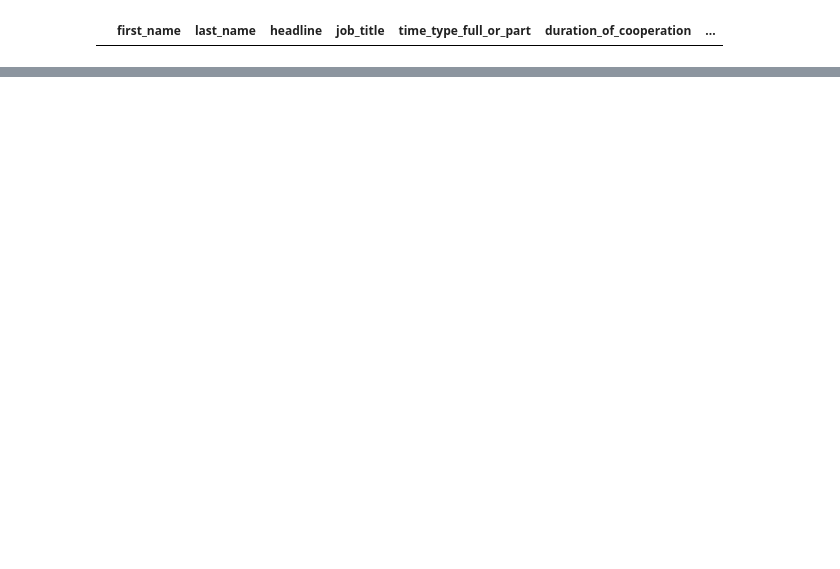
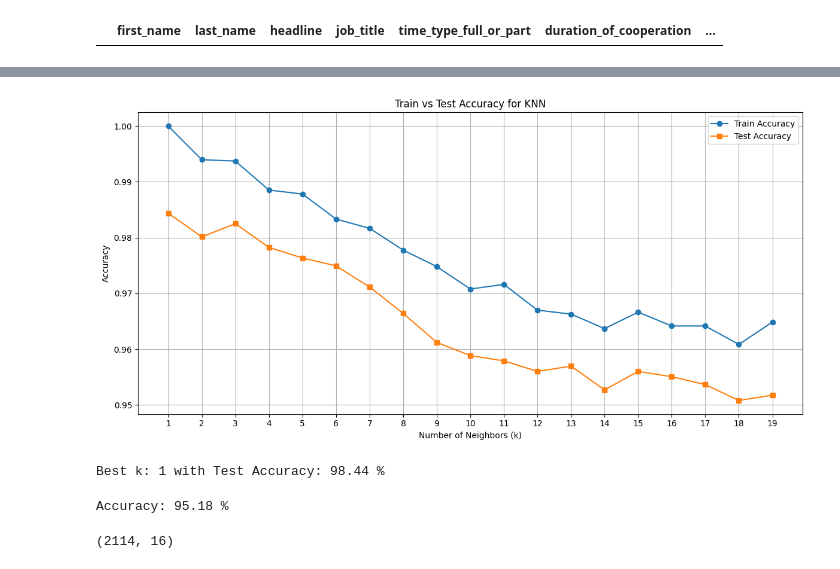
Before and after one commit to shayan-naghizade/ML_Practice, a Jupyter notebook: Job Experience Classification using KNN & Linear Regression/code.ipynb, the cells around one changed output, grey strips where cells are left out. Saved outputs shown, nothing was run; the diff lists cells and outputs as text; code cells hidden in the pictures; blank space fills up the shorter version.

```diff
--- a/Job Experience Classification using KNN & Linear Regression/code.ipynb
+++ b/Job Experience Classification using KNN & Linear Regression/code.ipynb
@@ -316,0 +646,2 @@ df['end'] = df['end'].apply(lambda x: x.date() if pd.notnull(x) and x != 'Presen
+# %%
+df_clean = pd.get_dummies(df_clean, columns=['title_score'], prefix='time_type')
@@ -316,0 +674,11 @@ df['end'] = df['end'].apply(lambda x: x.date() if pd.notnull(x) and x != 'Presen
+# %%
+
+X_train, X_test, y_train, y_test = train_test_split(
+    X, y, test_size=0.2, random_state=42, stratify=y
+)
+# %%
+scaler = StandardScaler()
+X_train_scaled = scaler.fit_transform(X_train)
+X_test_scaled = scaler.transform(X_test)
+knn = KNeighborsClassifier(n_neighbors=5)
+knn.fit(X_train_scaled, y_train)
@@ -316,0 +687,3 @@ df['end'] = df['end'].apply(lambda x: x.date() if pd.notnull(x) and x != 'Presen
+# %%
+y_test_pred = knn.predict(X_test_scaled)
+print(classification_report(y_test, y_test_pred))
@@ -316,0 +700,49 @@ df['end'] = df['end'].apply(lambda x: x.date() if pd.notnull(x) and x != 'Presen
+# %%
+
+k_range = range(1, 20)
+train_accuracies = []
+test_accuracies = []
+
+for k in k_range:
+    knn = KNeighborsClassifier(n_neighbors=k, metric='euclidean')
+    knn.fit(X_train_scaled, y_train)
+
+    y_train_pred = knn.predict(X_train_scaled)
+    y_test_pred = knn.predict(X_test_scaled)
+
+    train_acc = accuracy_score(y_train, y_train_pred)
+    test_acc = accuracy_score(y_test, y_test_pred)
+
+    train_accuracies.append(train_acc)
+    test_accuracies.append(test_acc)
+
+
+plt.figure(figsize=(12, 6))
+plt.plot(k_range, train_accuracies, label='Train Accuracy', marker='o')
+plt.plot(k_range, test_accuracies, label='Test Accuracy', marker='s')
+plt.xlabel('Number of Neighbors (k)')
+plt.ylabel('Accuracy')
+plt.title('Train vs Test Accuracy for KNN')
+plt.xticks(k_range)
+plt.grid(True)
+plt.legend()
+plt.tight_layout()
+plt.show()
+# %% [output]
+[figure, added]
+# %%
+best_k = k_range[test_accuracies.index(max(test_accuracies))]
+best_acc = max(test_accuracies)
+print("Best k:", best_k, "with Test Accuracy:", round(best_acc * 100, 2), "%")
+# %% [output]
+Best k: 1 with Test Accuracy: 98.44 %
+# %%
+y_pred = knn.predict(X_test_scaled)
+acc = accuracy_score(y_test, y_pred)
+print("Accuracy:", round(acc * 100, 2), "%")
+# %% [output]
+Accuracy: 95.18 %
+# %%
+X_test_scaled.shape
+# %% [output]
+(2114, 16)
```
Also changed, not shown: parts of 59 cells of this notebook.
